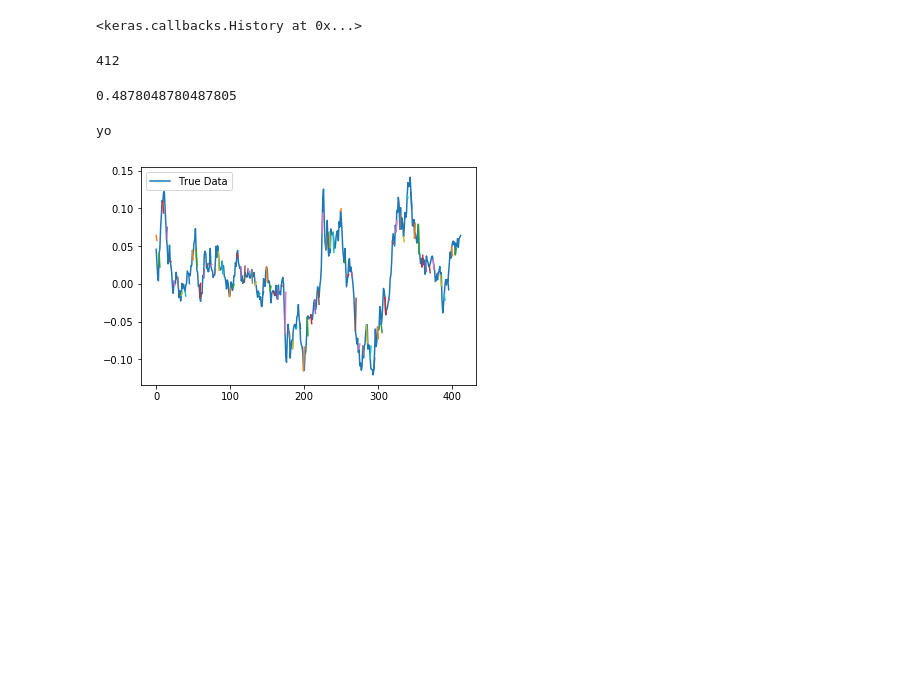
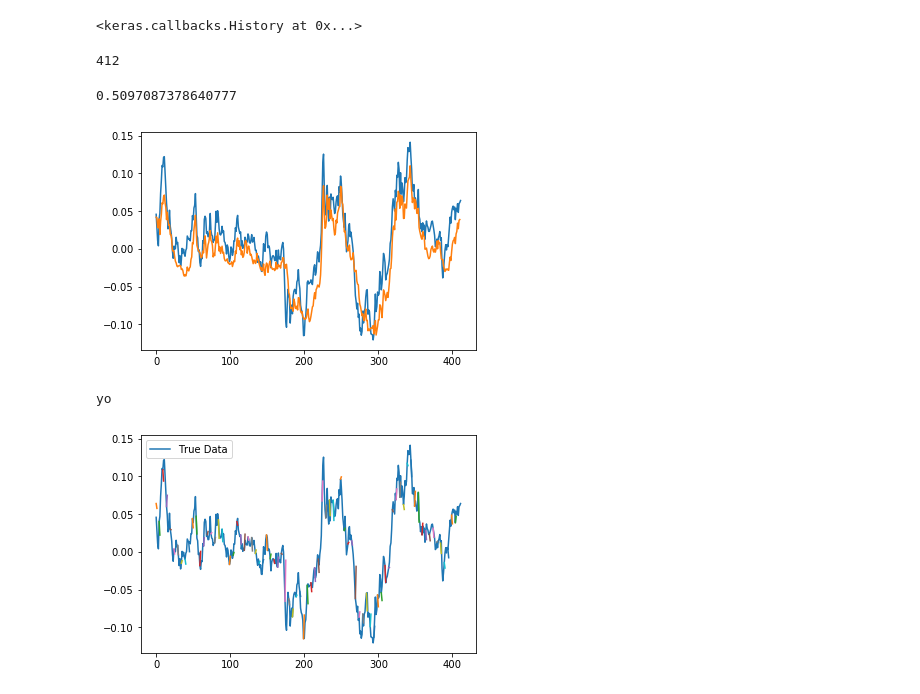
Before and after one commit to yitaozh/deep-learning-notebook, a Jupyter notebook: try.ipynb, the cells around one changed output. Cells and saved outputs as stored; diff of their text form; code cells hidden in the pictures; blank space fills up the shorter version.

```diff
--- a/try.ipynb
+++ b/try.ipynb
@@ -76,12 +78,12 @@ model.add(LSTM(
     input_dim=1,
     output_dim=50,
     return_sequences=True))
-model.add(Dropout(0.5))
+model.add(Dropout(0.2))
 
 model.add(LSTM(
     100,
     return_sequences=False))
-model.add(Dropout(0.5))
+model.add(Dropout(0.2))
 
 model.add(Dense(
     output_dim=1))
@@ -98,7 +100,7 @@ model.fit(
     x_train,
     y_train,
     batch_size=512,
-    nb_epoch=5,
+    epochs=3,
     validation_split=0.05)
 # %% [output]
 Train on 3523 samples, validate on 186 samples
@@ -117,6 +115,32 @@ Epoch 5/5
 len(x_test)
 # %% [output]
 412
+# %%
+correct = 0
+prediction_seqs = []
+for i in range(len(x_test)-1):
+    curr_frame = x_test[i]
+    predicted = []
+    predict = model.predict(curr_frame[newaxis,:,:])[0,0]
+    predicted.append(predict)
+    difference_true = y_test[i+1] - y_test[i]
+    difference_predict = predict - y_test[i]
+    if (difference_true>0 and difference_predict >0) or (difference_true<0 and difference_predict<0):
+        correct += 1
+    prediction_seqs.append(predicted)
+predictions = prediction_seqs
+
+print(float(correct/len(x_test)))
+# %% [output]
+0.5097087378640777
+# %%
+fig = plt.figure(facecolor='white')
+ax = fig.add_subplot(111)
+ax.plot(y_test, label='True Data')
+ax.plot(predictions, label='Prediction')
+plt.show()
+# %% [output]
+[figure, added]
 # %%
 #Step 4 - Plot the predictions!
 window_size = 50
@@ -141,8 +165,6 @@ for i in range(int(len(x_test)/prediction_len)):
     if (difference_true>0 and difference_predict >0) or (difference_true<0 and difference_predict<0):
         correct += 1
 print(float(correct/len(predictions)))
-# %% [output]
-0.4878048780487805
 # %%
 fig = plt.figure(facecolor='white')
 ax = fig.add_subplot(111)
```
Also changed, not shown: parts of 4 cells of this notebook, 3 other files.
